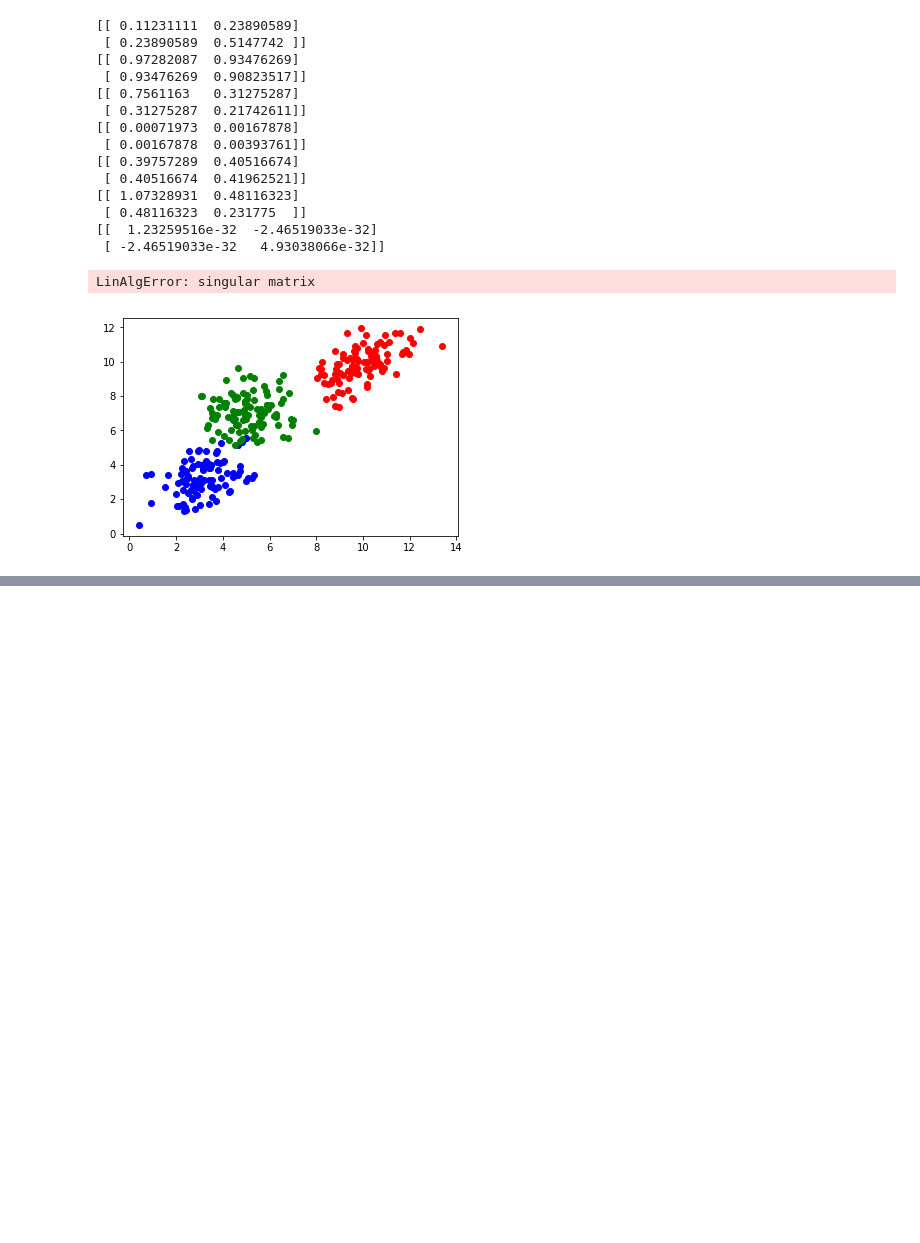
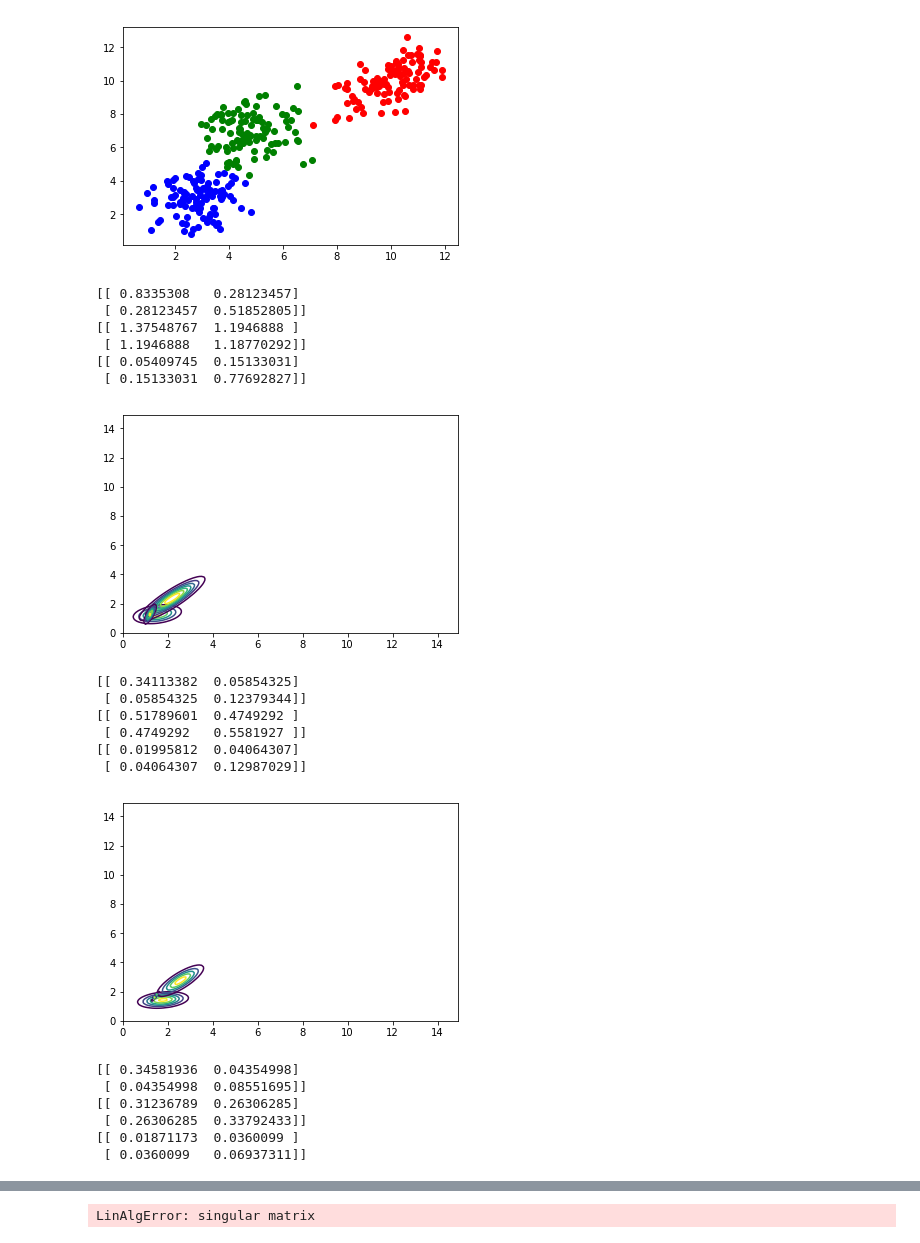
Before and after one commit to hatzel/machine-learning, a Jupyter notebook: 06/06.ipynb, the cells around one changed output, grey strips where cells are left out. Saved outputs shown, nothing was run; the diff lists cells and outputs as text; code cells hidden in the pictures; blank space fills up the shorter version.

Commit message:
Visualize normal distributions

```diff
--- a/06/06.ipynb
+++ b/06/06.ipynb
@@ -22,49 +22,62 @@ for (x, y), cov in zip([(10, 10), (3, 3), (5, 7)], covs):
 
 for d, c in zip(distributions, colors):
     plt.scatter(d[:,0], d[:,1], color=c)
+plt.show()
 
 phi = [1/3] * 3
 mu = [(0, 0), (0.7, 1), (1, 0.5)] #TODO: actual random data
 
 sigma = []
 for _ in range(len(phi)):
     random_matrix = random.rand(2, 2)
     sigma.append(np.dot(random_matrix, random_matrix.transpose()))
 
 samples = np.concatenate(distributions)
 
 weights = np.zeros((len(phi), len(samples)))
 for _ in range(100):
     # e-step
     for j in range(len(phi)):
         print(sigma[j])
         rv = multivariate_normal(mu[j], sigma[j])
         for i in range(len(samples)):
             weights[j][i] = rv.pdf(samples[i])
     # m-step
     for j in range(len(phi)):
         phi[j] = np.average(weights[j])
         mu[j] = sum(np.multiply(weights[j], samples.T).T)/sum(weights[j])
         s = np.zeros((2, 2))
         for i in range(len(samples)):
             x = samples[i]
             s += weights[j][i] * (np.mat(x - mu[j]).T * np.mat(x - mu[j]))
         s = s / sum(weights[j])
         sigma[j] = s
+
+    for j in range(len(phi)):
+        x, y = np.mgrid[0:15:0.1, 0:15:0.1]
+        pos = np.dstack((x, y))
+        rv = multivariate_normal(mu[j], sigma[j])
+        plt.contour(x, y, rv.pdf(pos))
+    plt.show()
 # %% [output]
+[figure, new version]
-[[ 0.11231111  0.23890589]
- [ 0.23890589  0.5147742 ]]
-[[ 0.97282087  0.93476269]
- [ 0.93476269  0.90823517]]
-[[ 0.7561163   0.31275287]
- [ 0.31275287  0.21742611]]
-[[ 0.00071973  0.00167878]
- [ 0.00167878  0.00393761]]
-[[ 0.39757289  0.40516674]
- [ 0.40516674  0.41962521]]
-[[ 1.07328931  0.48116323]
- [ 0.48116323  0.231775  ]]
-[[  1.23259516e-32  -2.46519033e-32]
- [ -2.46519033e-32   4.93038066e-32]]
+[[ 0.8335308   0.28123457]
+ [ 0.28123457  0.51852805]]
+[[ 1.37548767  1.1946888 ]
+ [ 1.1946888   1.18770292]]
+[[ 0.05409745  0.15133031]
+ [ 0.15133031  0.77692827]]
+[figure, added]
-LinAlgError: singular matrix
+[[ 0.34113382  0.05854325]
+ [ 0.05854325  0.12379344]]
+[[ 0.51789601  0.4749292 ]
+ [ 0.4749292   0.5581927 ]]
+[[ 0.01995812  0.04064307]
+ [ 0.04064307  0.12987029]]
-[figure, old version]
+[figure, added]
+[[ 0.34581936  0.04354998]
+ [ 0.04354998  0.08551695]]
+[[ 0.31236789  0.26306285]
+ [ 0.26306285  0.33792433]]
+[[ 0.01871173  0.0360099 ]
+ [ 0.0360099   0.06937311]]
@@ -70,0 +105 @@ LinAlgError: singular matrix
+LinAlgError: singular matrix
```
Also changed, not shown: parts of 1 cell of this notebook.
